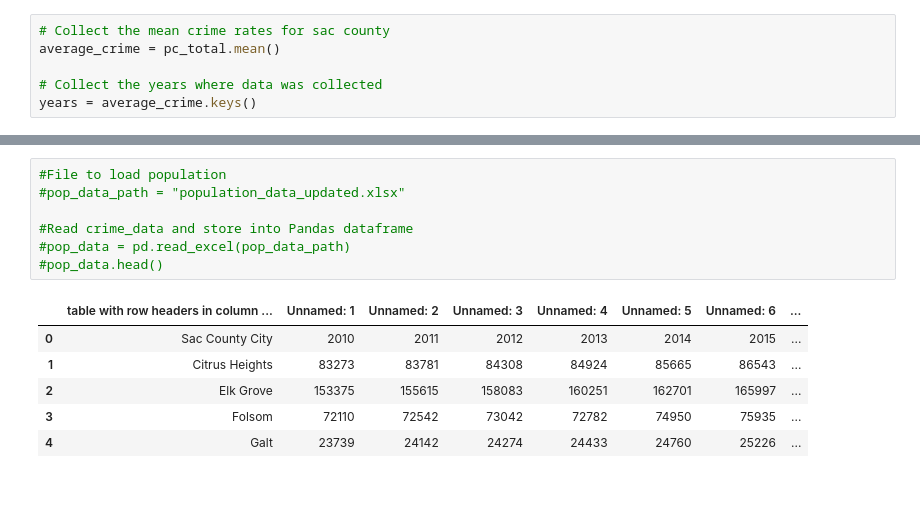
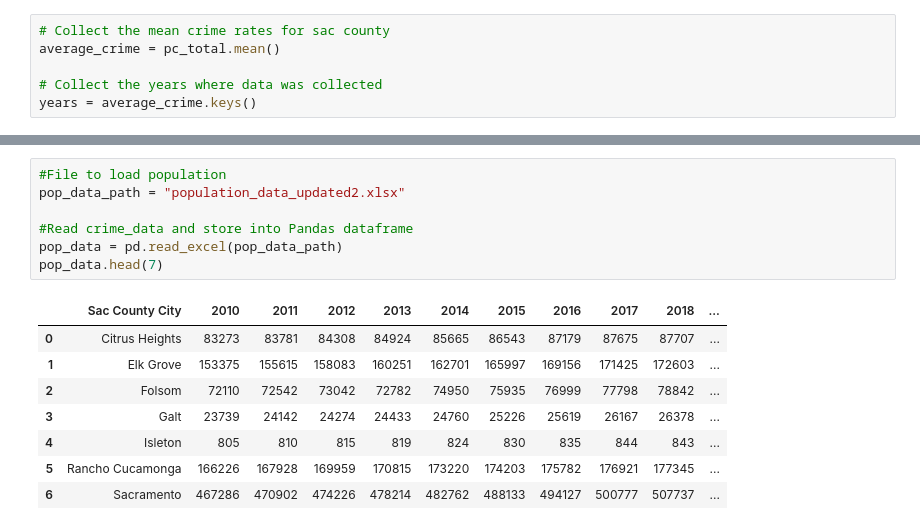
Before and after one commit to N3tadm1n/Team_Housing_prediction, a Jupyter notebook: crime_analysis.ipynb, the cells around one changed output, grey strips where cells are left out. Saved outputs shown, nothing was run; the diff lists cells and outputs as text; blank space fills up the shorter version.

```diff
--- a/crime_analysis.ipynb
+++ b/crime_analysis.ipynb
@@ -101,14 +222,16 @@ lines = pc_df.plot.line()
 # %%
 #File to load population
-#pop_data_path = "population_data_updated.xlsx"
+pop_data_path = "population_data_updated2.xlsx"
 
 #Read crime_data and store into Pandas dataframe
-#pop_data = pd.read_excel(pop_data_path)
-#pop_data.head()
+pop_data = pd.read_excel(pop_data_path)
+pop_data.head(7)
 # %% [output]
-|  | table with row headers in column ... | Unnamed: 1 | Unnamed: 2 | Unnamed: 3 | Unnamed: 4 | Unnamed: 5 | Unnamed: 6 | ... |
-| 0 | Sac County City | 2010 | 2011 | 2012 | 2013 | 2014 | 2015 | ... |
-| 1 | Citrus Heights | 83273 | 83781 | 84308 | 84924 | 85665 | 86543 | ... |
-| 2 | Elk Grove | 153375 | 155615 | 158083 | 160251 | 162701 | 165997 | ... |
-| 3 | Folsom | 72110 | 72542 | 73042 | 72782 | 74950 | 75935 | ... |
-| 4 | Galt | 23739 | 24142 | 24274 | 24433 | 24760 | 25226 | ... |
+|  | Sac County City | 2010 | 2011 | 2012 | 2013 | 2014 | 2015 | 2016 | 2017 | 2018 | ... |
+| 0 | Citrus Heights | 83273 | 83781 | 84308 | 84924 | 85665 | 86543 | 87179 | 87675 | 87707 | ... |
+| 1 | Elk Grove | 153375 | 155615 | 158083 | 160251 | 162701 | 165997 | 169156 | 171425 | 172603 | ... |
+| 2 | Folsom | 72110 | 72542 | 73042 | 72782 | 74950 | 75935 | 76999 | 77798 | 78842 | ... |
+| 3 | Galt | 23739 | 24142 | 24274 | 24433 | 24760 | 25226 | 25619 | 26167 | 26378 | ... |
+| 4 | Isleton | 805 | 810 | 815 | 819 | 824 | 830 | 835 | 844 | 843 | ... |
+| 5 | Rancho Cucamonga | 166226 | 167928 | 169959 | 170815 | 173220 | 174203 | 175782 | 176921 | 177345 | ... |
+| 6 | Sacramento | 467286 | 470902 | 474226 | 478214 | 482762 | 488133 | 494127 | 500777 | 507737 | ... |
```
Also changed, not shown: parts of 13 cells of this notebook, 5 other files.
